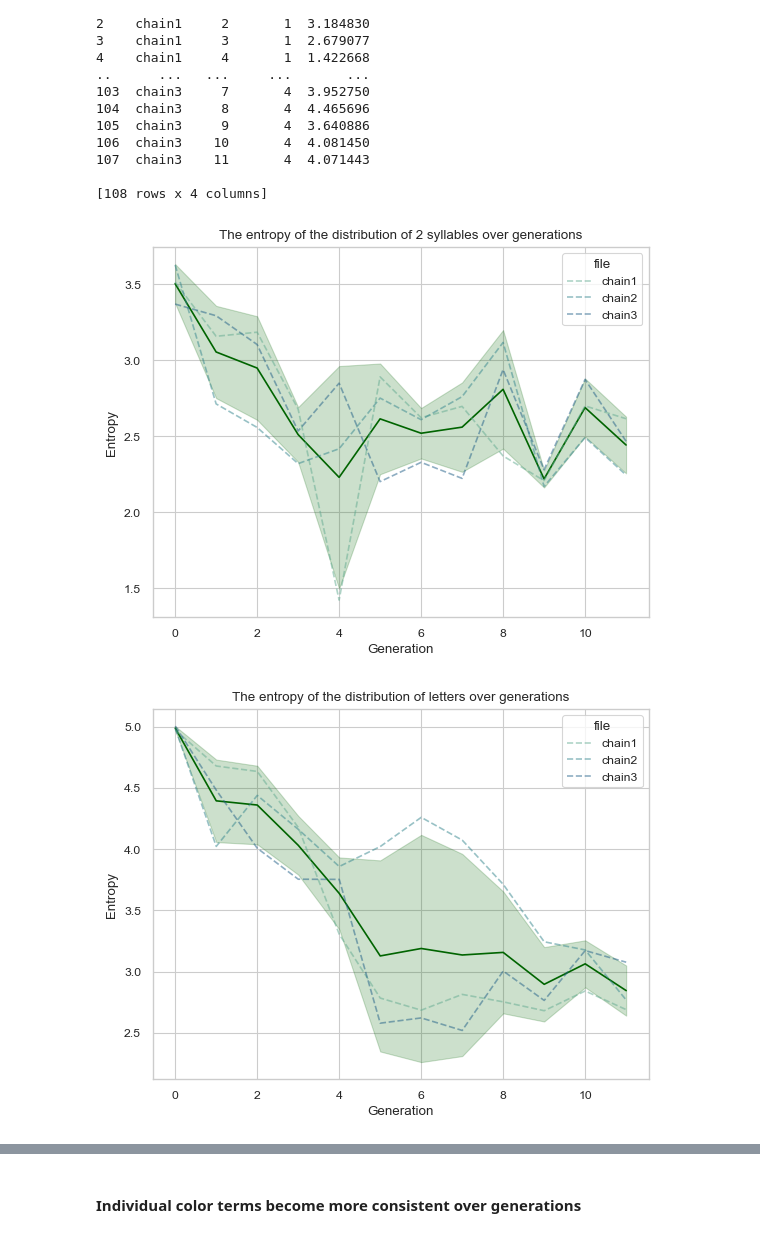
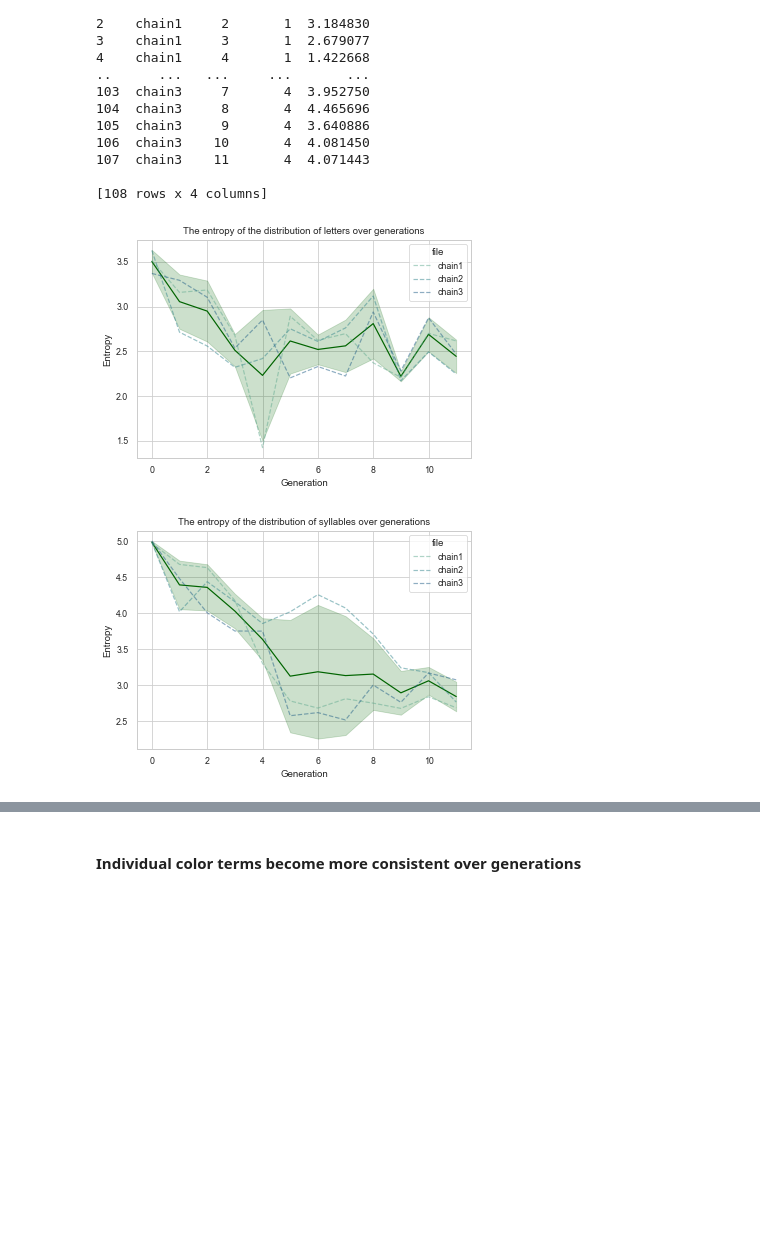
Before and after one commit to ColorlessGreenWug/color-evolution, a Jupyter notebook: freq_analysis.ipynb, the cells around one changed output, grey strips where cells are left out. Drawn from its saved outputs; the diff is of its cells as text; code cells hidden in the pictures; blank space fills up the shorter version.

```diff
--- a/freq_analysis.ipynb
+++ b/freq_analysis.ipynb
@@ -106,18 +106,18 @@ print(freq_df)
 
 [108 rows x 4 columns]
 # %%
-sns.set_style("whitegrid")``
+sns.set_style("whitegrid")
 sns.set_context("paper")
-name = ['The entropy of the distribution of ' + n + ' over generations' for n in ['letters', 'syllables', '2 syllables']]
-for l in [1, 2, 4]:
+names = ['The entropy of the distribution of ' + n + ' over generations' for n in ['letters', 'syllables', '2 syllables']]
+for l, name in zip([1, 2, 4], names):
     plt.figure()
     sns.lineplot(x="iter", y="entropy", data=freq_df[freq_df["length"]==l], markers=True, errorbar='sd', color='darkgreen')
     sns.lineplot(x="iter", y="entropy", hue="file", data=freq_df[freq_df["length"]==l], markers=True, linestyle='--', palette="crest", alpha=0.5)
     plt.xlabel("Generation")
     plt.ylabel("Entropy")
-    plt.title(name[int(np.log2(l)-1)])
+    plt.title(name)
     plt.savefig(f'plots/freq_analysis_{l}.jpg', dpi=400)
     plt.show()
 # %% [output]
-[figure, old version]
+[figure, new version]
-[figure, old version]
+[figure, new version]
```
Also changed, not shown: parts of 1 cell of this notebook, 4 other files.
